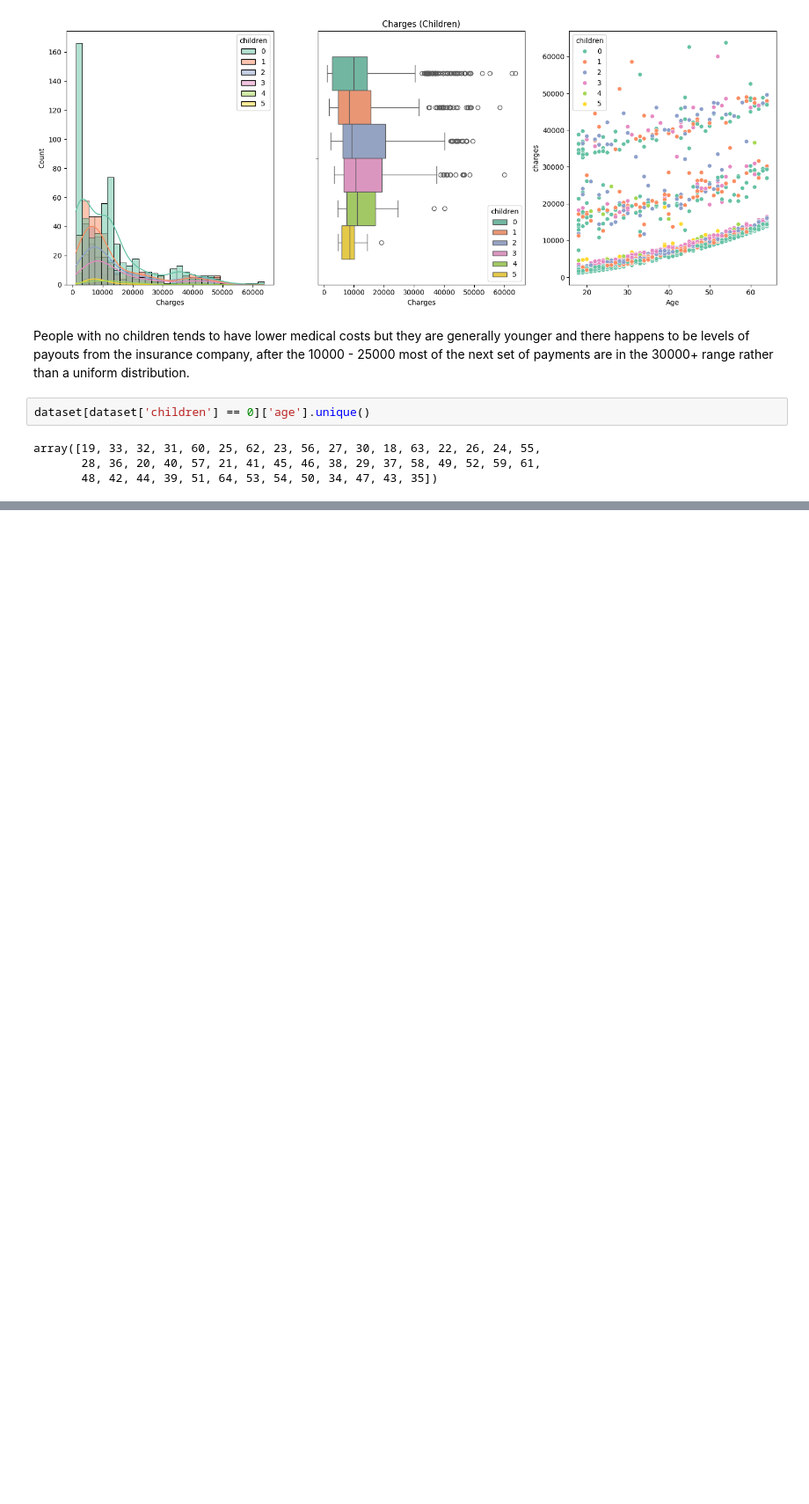
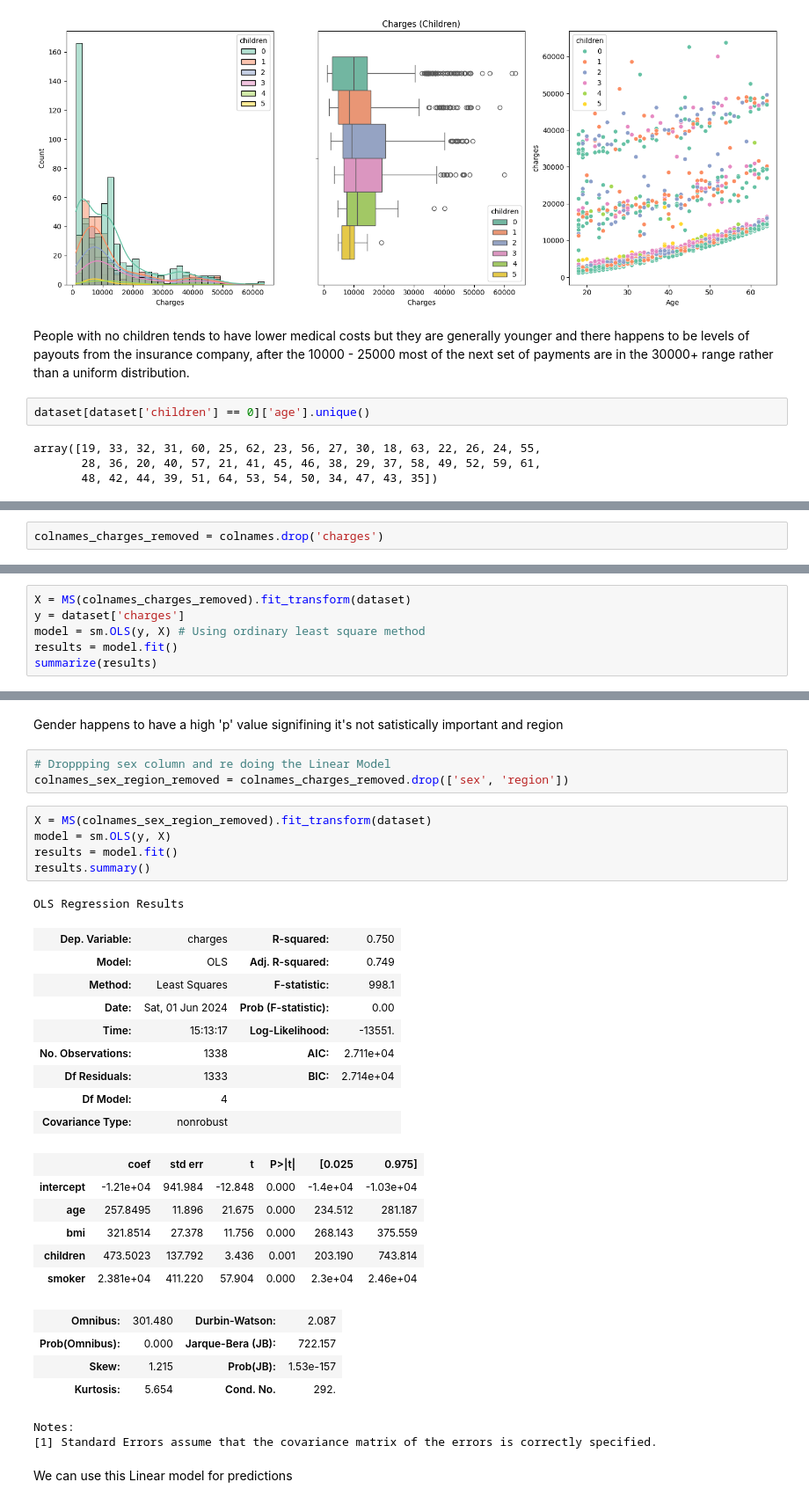
Before and after one commit to ChirasthiT/Insurance-Data-Analysis-Prediction-Python, a Jupyter notebook: medical_analysis.ipynb, the cells around one changed output, grey strips where cells are left out. Shown: that part at 88% size. Cells and saved outputs as stored; diff of their text form; blank space fills up the shorter version.

Commit message:
Linear model check done

```diff
--- a/medical_analysis.ipynb
+++ b/medical_analysis.ipynb
@@ -134,0 +143,2 @@ array([19, 33, 32, 31, 60, 25, 62, 23, 56, 27, 30, 18, 63, 22, 26, 24, 55,
+# %%
+colnames_charges_removed = colnames.drop('charges')
@@ -134,0 +149,6 @@ array([19, 33, 32, 31, 60, 25, 62, 23, 56, 27, 30, 18, 63, 22, 26, 24, 55,
+# %%
+X = MS(colnames_charges_removed).fit_transform(dataset)
+y = dataset['charges']
+model = sm.OLS(y, X) # Using ordinary least square method
+results = model.fit()
+summarize(results)
@@ -134,0 +164,35 @@ array([19, 33, 32, 31, 60, 25, 62, 23, 56, 27, 30, 18, 63, 22, 26, 24, 55,
+# %% [markdown]
+Gender happens to have a high 'p' value signifining it's not satistically important and region
+# %%
+# Droppping sex column and re doing the Linear Model
+colnames_sex_region_removed = colnames_charges_removed.drop(['sex', 'region'])
+# %%
+X = MS(colnames_sex_region_removed).fit_transform(dataset)
+model = sm.OLS(y, X)
+results = model.fit()
+results.summary()
+# %% [output]
+OLS Regression Results
+| Dep. Variable: | charges | R-squared: | 0.750 |
+| Model: | OLS | Adj. R-squared: | 0.749 |
+| Method: | Least Squares | F-statistic: | 998.1 |
+| Date: | Sat, 01 Jun 2024 | Prob (F-statistic): | 0.00 |
+| Time: | 15:13:17 | Log-Likelihood: | -13551. |
+| No. Observations: | 1338 | AIC: | 2.711e+04 |
+| Df Residuals: | 1333 | BIC: | 2.714e+04 |
+| Df Model: | 4 |  |  |
+| Covariance Type: | nonrobust |  |  |
+|  | coef | std err | t | P>|t| | [0.025 | 0.975] |
+| intercept | -1.21e+04 | 941.984 | -12.848 | 0.000 | -1.4e+04 | -1.03e+04 |
+| age | 257.8495 | 11.896 | 21.675 | 0.000 | 234.512 | 281.187 |
+| bmi | 321.8514 | 27.378 | 11.756 | 0.000 | 268.143 | 375.559 |
+| children | 473.5023 | 137.792 | 3.436 | 0.001 | 203.190 | 743.814 |
+| smoker | 2.381e+04 | 411.220 | 57.904 | 0.000 | 2.3e+04 | 2.46e+04 |
+| Omnibus: | 301.480 | Durbin-Watson: | 2.087 |
+| Prob(Omnibus): | 0.000 | Jarque-Bera (JB): | 722.157 |
+| Skew: | 1.215 | Prob(JB): | 1.53e-157 |
+| Kurtosis: | 5.654 | Cond. No. | 292. |
+Notes:
+[1] Standard Errors assume that the covariance matrix of the errors is correctly specified.
+# %% [markdown]
+We can use this Linear model for predictions
```
Also changed, not shown: parts of 17 cells of this notebook.
